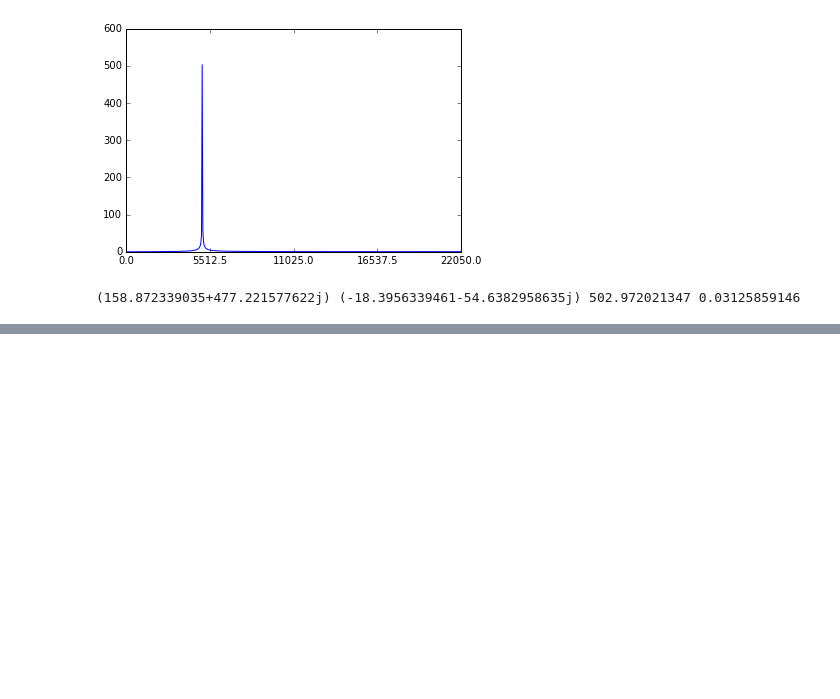
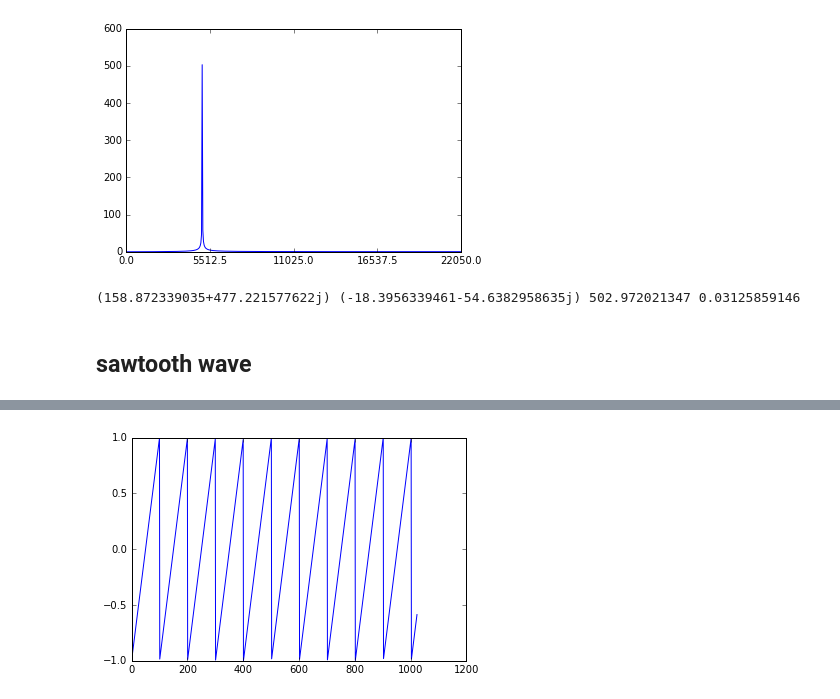
Before and after one commit to keik/battlefield-acoustics, a Jupyter notebook: sample-generator.ipynb, the cells around one changed output, grey strips where cells are left out. Saved outputs shown, nothing was run; the diff lists cells and outputs as text; code cells hidden in the pictures; blank space fills up the shorter version.

```diff
--- a/sample-generator.ipynb
+++ b/sample-generator.ipynb
@@ -25,3 +29,15 @@ print(D.max(), D.min(), np.abs(D).max(), np.abs(D).min())
 # %% [output]
 [figure]
 (158.872339035+477.221577622j) (-18.3956339461-54.6382958635j) 502.972021347 0.03125859146
+# %% [markdown]
+## sawtooth wave
+# %%
+def gen_tri(f):
+    duration = 1
+    y = - 1 + 2 * (np.linspace(0, 44100, 44100) % (44100 / f)) / (44100 / f)
+    return y
+# %%
+y = gen_tri(440)
+plt.plot(y[:1024])
+display(Audio(y, rate=44100))
+# %% [output]
@@ -27,0 +45 @@ print(D.max(), D.min(), np.abs(D).max(), np.abs(D).min())
+[figure, added]
```
Also changed, not shown: parts of 4 cells of this notebook.
